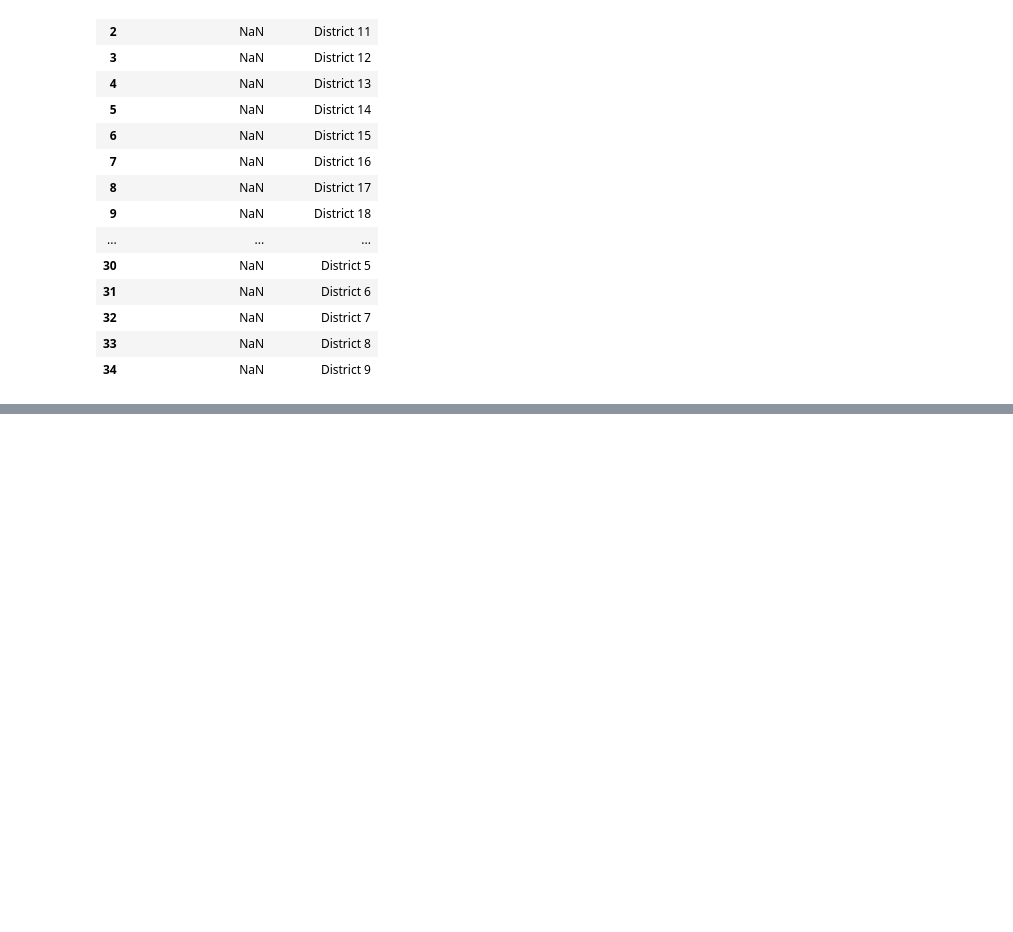
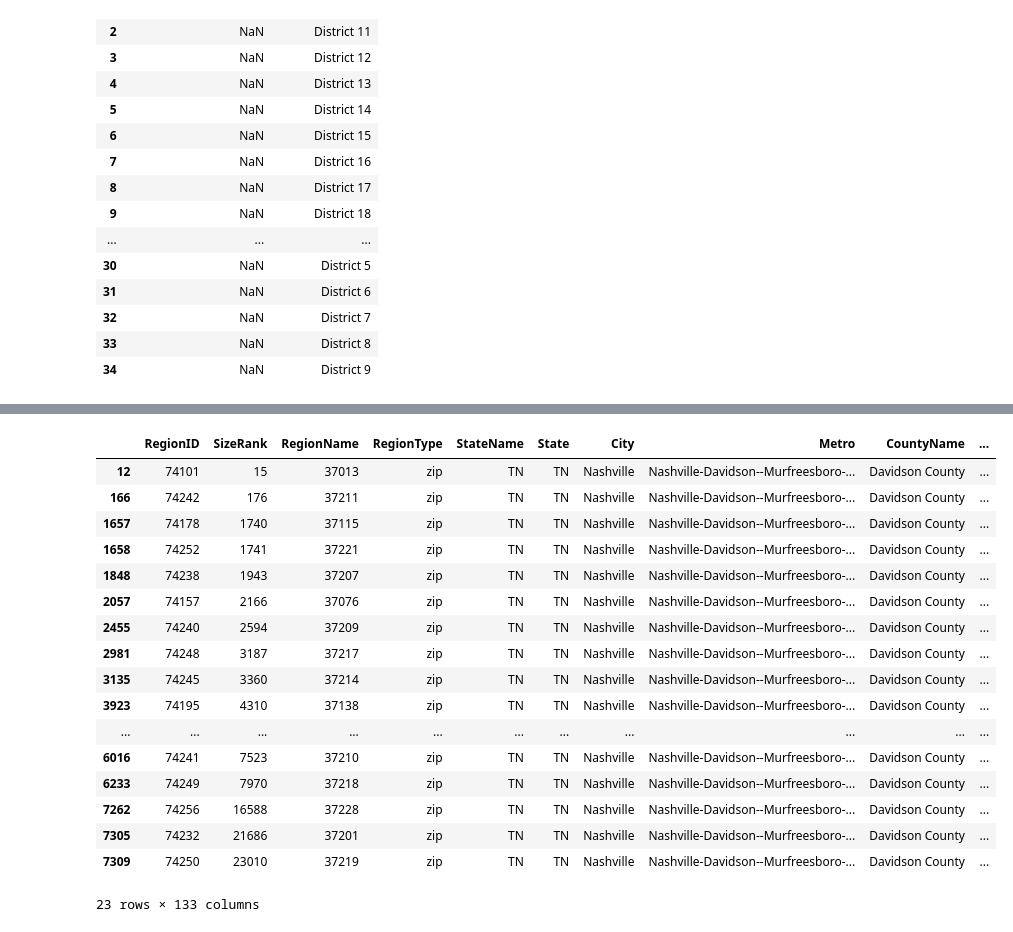
Before and after one commit to jacobvogs/Airbnb-Listings-in-Nash, a Jupyter notebook: notebook/capstone.ipynb, the cells around one changed output, grey strips where cells are left out. Cells and saved outputs as stored; diff of their text form; code cells hidden in the pictures; blank space fills up the shorter version.

Commit message:
Capstone data exploration

```diff
--- a/notebook/capstone.ipynb
+++ b/notebook/capstone.ipynb
@@ -66,0 +121,2 @@ nash_neighbors
+# %%
+zillow_list = pd.read_csv('../data/zillow.csv')
@@ -66,0 +139,21 @@ nash_neighbors
+# %%
+zillow_list.loc[zillow_list['City']== 'Nashville']
+# %% [output]
+|  | RegionID | SizeRank | RegionName | RegionType | StateName | State | City | Metro | CountyName | ... |
+| 12 | 74101 | 15 | 37013 | zip | TN | TN | Nashville | Nashville-Davidson--Murfreesboro-... | Davidson County | ... |
+| 166 | 74242 | 176 | 37211 | zip | TN | TN | Nashville | Nashville-Davidson--Murfreesboro-... | Davidson County | ... |
+| 1657 | 74178 | 1740 | 37115 | zip | TN | TN | Nashville | Nashville-Davidson--Murfreesboro-... | Davidson County | ... |
+| 1658 | 74252 | 1741 | 37221 | zip | TN | TN | Nashville | Nashville-Davidson--Murfreesboro-... | Davidson County | ... |
+| 1848 | 74238 | 1943 | 37207 | zip | TN | TN | Nashville | Nashville-Davidson--Murfreesboro-... | Davidson County | ... |
+| 2057 | 74157 | 2166 | 37076 | zip | TN | TN | Nashville | Nashville-Davidson--Murfreesboro-... | Davidson County | ... |
+| 2455 | 74240 | 2594 | 37209 | zip | TN | TN | Nashville | Nashville-Davidson--Murfreesboro-... | Davidson County | ... |
+| 2981 | 74248 | 3187 | 37217 | zip | TN | TN | Nashville | Nashville-Davidson--Murfreesboro-... | Davidson County | ... |
+| 3135 | 74245 | 3360 | 37214 | zip | TN | TN | Nashville | Nashville-Davidson--Murfreesboro-... | Davidson County | ... |
+| 3923 | 74195 | 4310 | 37138 | zip | TN | TN | Nashville | Nashville-Davidson--Murfreesboro-... | Davidson County | ... |
+| ... | ... | ... | ... | ... | ... | ... | ... | ... | ... | ... |
+| 6016 | 74241 | 7523 | 37210 | zip | TN | TN | Nashville | Nashville-Davidson--Murfreesboro-... | Davidson County | ... |
+| 6233 | 74249 | 7970 | 37218 | zip | TN | TN | Nashville | Nashville-Davidson--Murfreesboro-... | Davidson County | ... |
+| 7262 | 74256 | 16588 | 37228 | zip | TN | TN | Nashville | Nashville-Davidson--Murfreesboro-... | Davidson County | ... |
+| 7305 | 74232 | 21686 | 37201 | zip | TN | TN | Nashville | Nashville-Davidson--Murfreesboro-... | Davidson County | ... |
+| 7309 | 74250 | 23010 | 37219 | zip | TN | TN | Nashville | Nashville-Davidson--Murfreesboro-... | Davidson County | ... |
+23 rows × 133 columns
```
Also changed, not shown: parts of 12 cells of this notebook.
